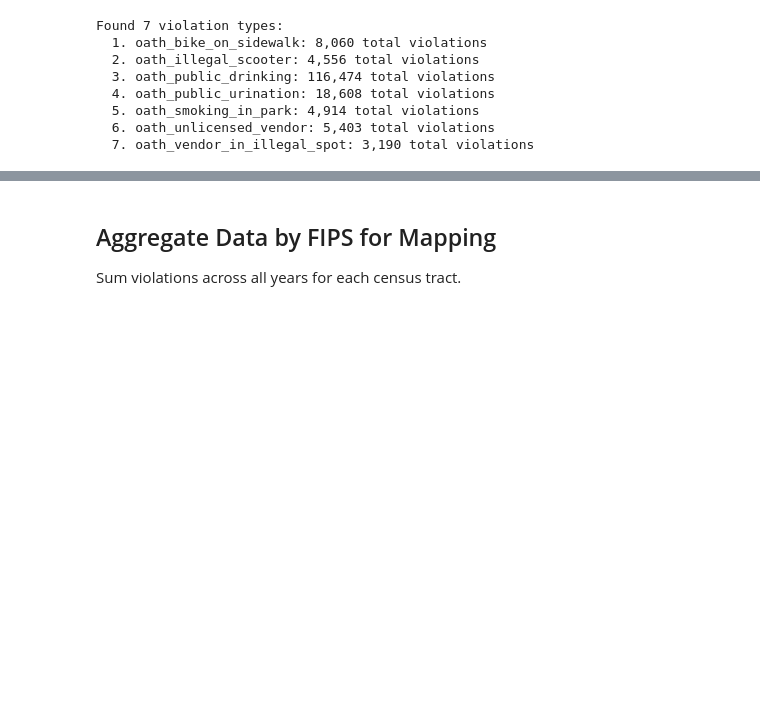
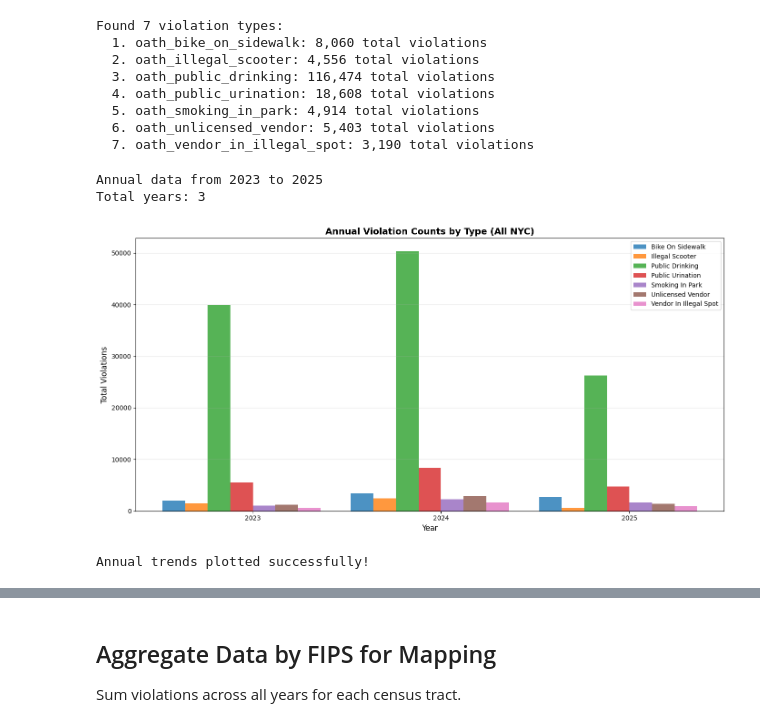
Before and after one commit to sirpthatch/analysis, a Jupyter notebook: projects/oath/notebooks/profile_oath.ipynb, the cells around one changed output, grey strips where cells are left out. Saved outputs shown, nothing was run; the diff lists cells and outputs as text; code cells hidden in the pictures; blank space fills up the shorter version.

Commit message:
Time series views of violation types

```diff
--- a/projects/oath/notebooks/profile_oath.ipynb
+++ b/projects/oath/notebooks/profile_oath.ipynb
@@ -136,3 +136,43 @@ Found 7 violation types:
   5. oath_smoking_in_park: 4,914 total violations
   6. oath_unlicensed_vendor: 5,403 total violations
   7. oath_vendor_in_illegal_spot: 3,190 total violations
+# %%
+# Annual violations over time
+# Aggregate by year (sum across all FIPS codes)
+annual_agg = annual_df.groupby('year')[violation_columns].sum().reset_index()
+
+# Sort by year
+annual_agg = annual_agg.sort_values('year')
+
+print(f"Annual data from {annual_agg['year'].min()} to {annual_agg['year'].max()}")
+print(f"Total years: {len(annual_agg)}")
+
+# Create the plot
+fig, ax = plt.subplots(figsize=(14, 7))
+
+# Set bar width and positions
+x = annual_agg['year']
+width = 0.12
+positions = np.arange(len(x))
+
+for i, col in enumerate(violation_columns):
+    label = col.replace('oath_', '').replace('_', ' ').title()
+    offset = (i - len(violation_columns)/2) * width
+    ax.bar(positions + offset, annual_agg[col], width=width, label=label, alpha=0.8)
+
+ax.set_xlabel('Year', fontsize=12)
+ax.set_ylabel('Total Violations', fontsize=12)
+ax.set_title('Annual Violation Counts by Type (All NYC)', fontsize=14, fontweight='bold')
+ax.set_xticks(positions)
+ax.set_xticklabels(annual_agg['year'])
+ax.legend(loc='best', fontsize=10)
+ax.grid(axis='y', alpha=0.3)
+plt.tight_layout()
+plt.show()
+
+print("\nAnnual trends plotted successfully!")
+# %% [output]
+Annual data from 2023 to 2025
+Total years: 3
+[figure, added]
+Annual trends plotted successfully!
```
Also changed, not shown: parts of 3 cells of this notebook.
